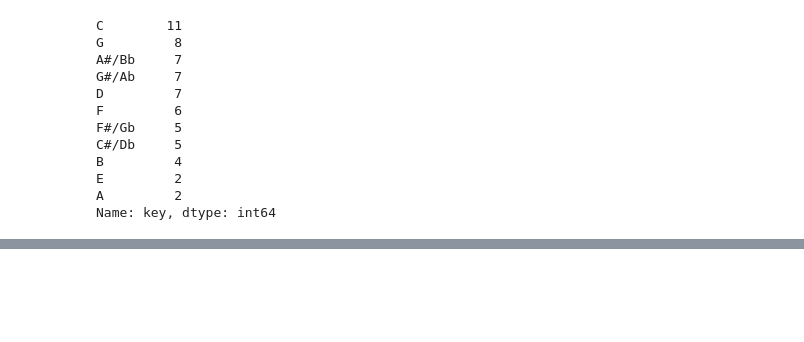
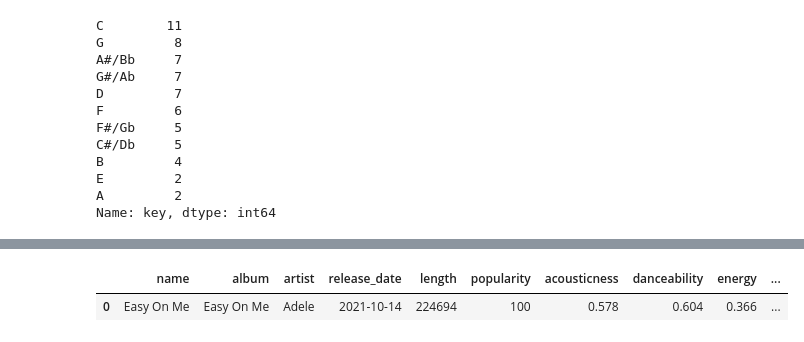
Before and after one commit to tomleewise/capstone, a Jupyter notebook: capstone_ver2.ipynb, the cells around one changed output, grey strips where cells are left out. Cells and saved outputs as stored; diff of their text form; code cells hidden in the pictures; blank space fills up the shorter version.

```diff
--- a/capstone_ver2.ipynb
+++ b/capstone_ver2.ipynb
@@ -458,3 +458,10 @@ billboard_playlist.head()
 | 2 | INDUSTRY BABY (feat. Jack Harlow) | INDUSTRY BABY (feat. Jack Harlow) | Lil Nas X | 2021-07-23 | 212000 | 97 | 0.0203 | 0.736 | 0.704 | ... |
 | 3 | All Too Well (10 Minute Version) ... | Red (Taylor's Version) | Taylor Swift | 2021-11-12 | 613026 | 95 | 0.2740 | 0.631 | 0.518 | ... |
 | 4 | Oh My God | 30 | Adele | 2021-11-19 | 225148 | 93 | 0.0910 | 0.534 | 0.725 | ... |
+# %%
+#Convert the release date columns to datetime
+billboard_playlist['release_date'] = pd.to_datetime(billboard_playlist['release_date'])
+billboard_playlist.head(1)
+# %% [output]
+|  | name | album | artist | release_date | length | popularity | acousticness | danceability | energy | ... |
+| 0 | Easy On Me | Easy On Me | Adele | 2021-10-14 | 224694 | 100 | 0.578 | 0.604 | 0.366 | ... |
```
Also changed, not shown: parts of 1 cell of this notebook.
